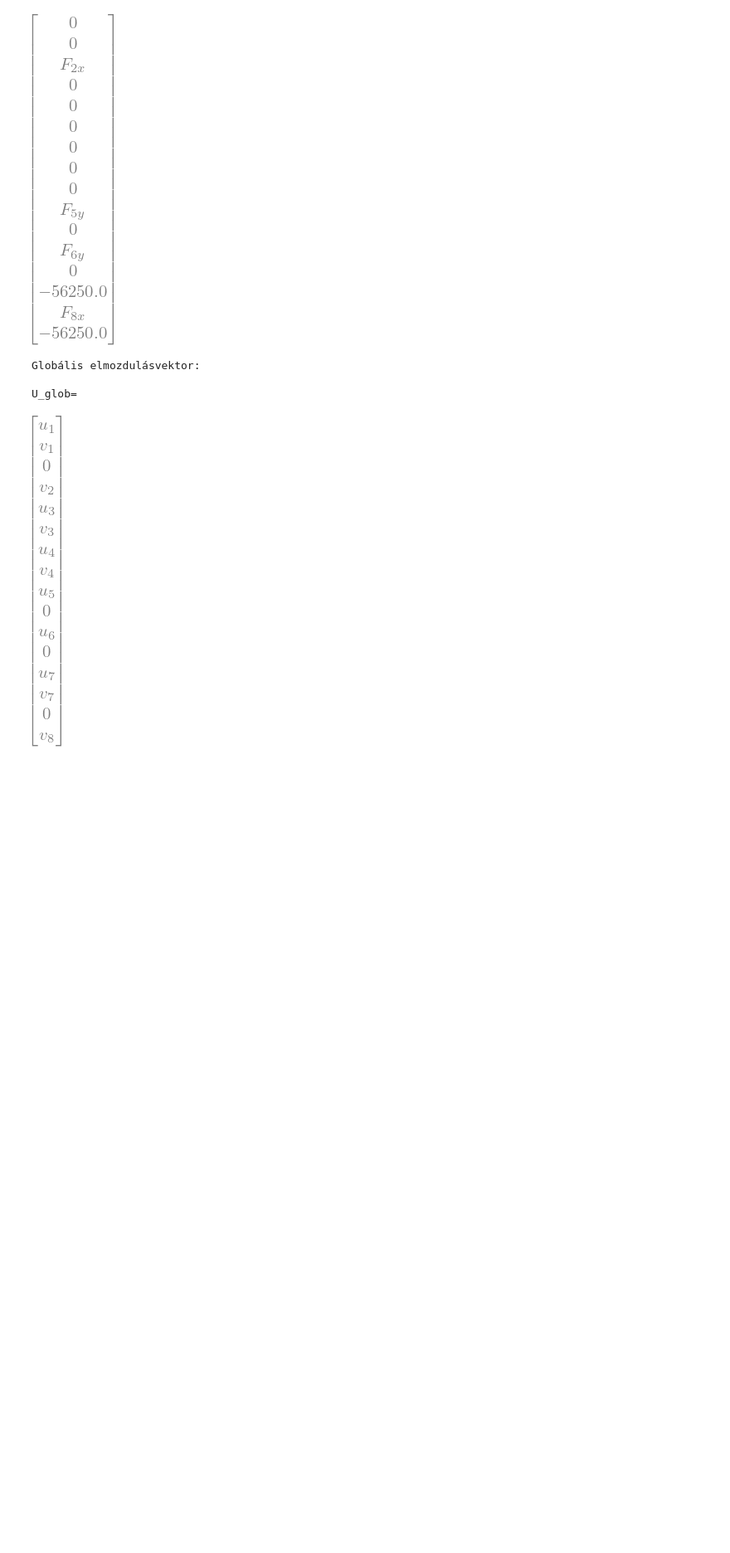
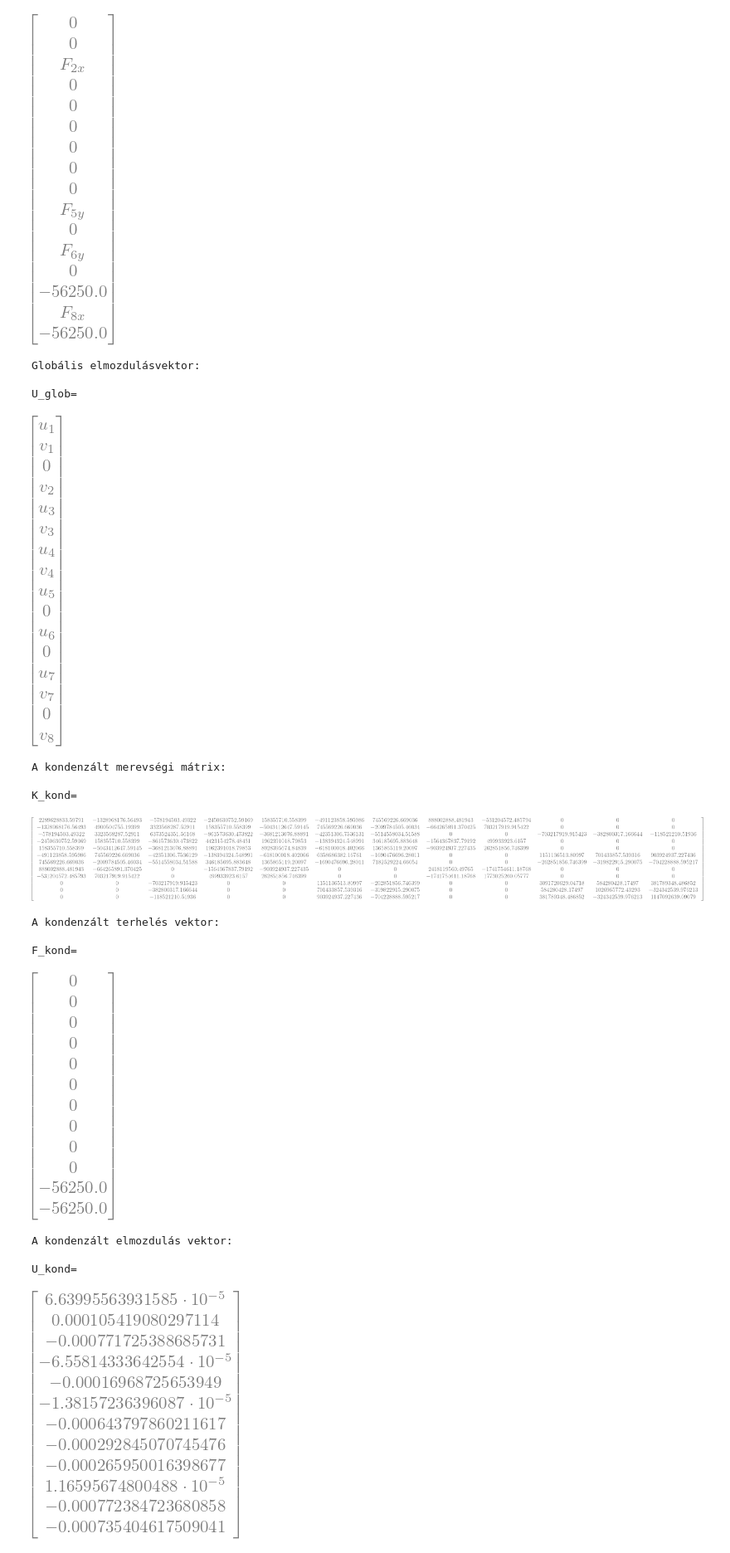
Before and after one commit to near731/VEM_SZHF2_Python, a Jupyter notebook: vem_szhf2.ipynb, the cells around one changed output. Shown at 83% size. Cells and saved outputs as stored; diff of their text form; code cells hidden in the pictures; blank space fills up the shorter version.

```diff
--- a/vem_szhf2.ipynb
+++ b/vem_szhf2.ipynb
@@ -283,3 +283,65 @@ Globális elmozdulásvektor:
 
 U_glob=
 [figure]
+# %%
+#Kondenzált mennyiségek
+
+#Kondenzalt merevsegi matrix
+
+print("A kondenzált merevségi mátrix:")
+
+def SubMatrix(Mx, rows):
+    n = len(rows)
+    mx = np.zeros((n, n))
+    for i in range(n):
+        for j in range(n):
+            mx[i,j] = Mx[rows[i]-1,rows[j]-1]
+    return sp.Matrix(mx)
+
+freeDoF=sp.Matrix([[1,2,4,5,6,7,8,9,11,13,14,16]])
+
+K_kond=SubMatrix(K_glob,freeDoF)
+
+print("\nK_kond=")
+
+display(K_kond)
+
+#Kondenzalt terheles vektor
+
+print("\nA kondenzált terhelés vektor:")
+
+def SubVector(Mx, rows):
+    n = len(rows)
+    mx = np.zeros((n, 1))
+    for i in range(n):
+        mx[i, 0] = Mx[rows[i]-1, 0]
+    return sp.Matrix(mx)
+
+F_kond=SubVector(F_glob,freeDoF)
+
+print("\nF_kond=")
+
+display(F_kond)
+
+#Kondenzalas elmozdulas vektor
+
+print("\nA kondenzált elmozdulás vektor:")
+
+U_kond=sp.Matrix(np.matmul(sp.Inverse(K_kond),F_kond))
+
+print("\nU_kond=")
+
+display(U_kond)
+# %% [output]
+A kondenzált merevségi mátrix:
+
+K_kond=
+[figure, added]
+A kondenzált terhelés vektor:
+
+F_kond=
+[figure, added]
+A kondenzált elmozdulás vektor:
+
+U_kond=
+[figure, added]
```
Also changed, not shown: parts of 2 cells of this notebook.
